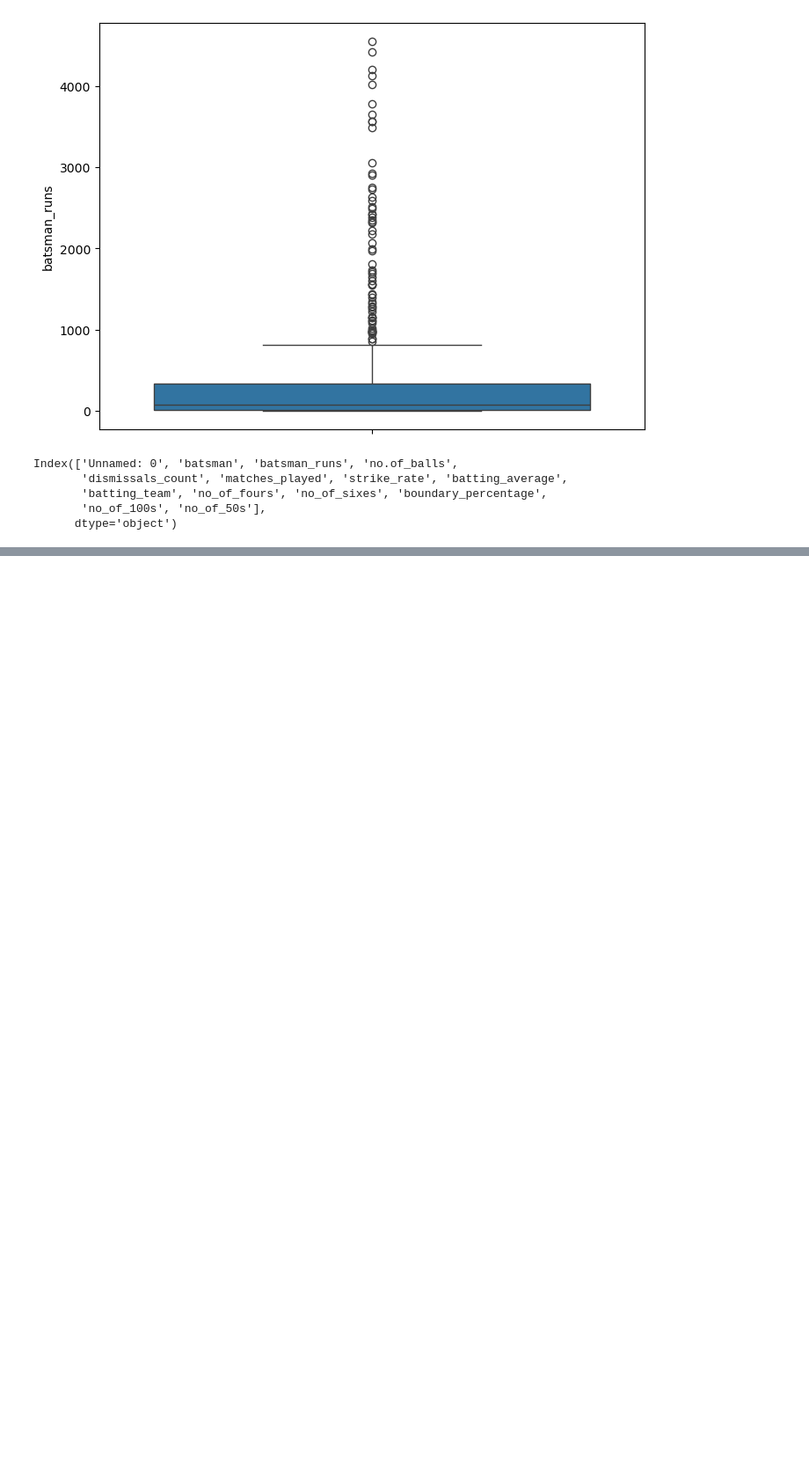
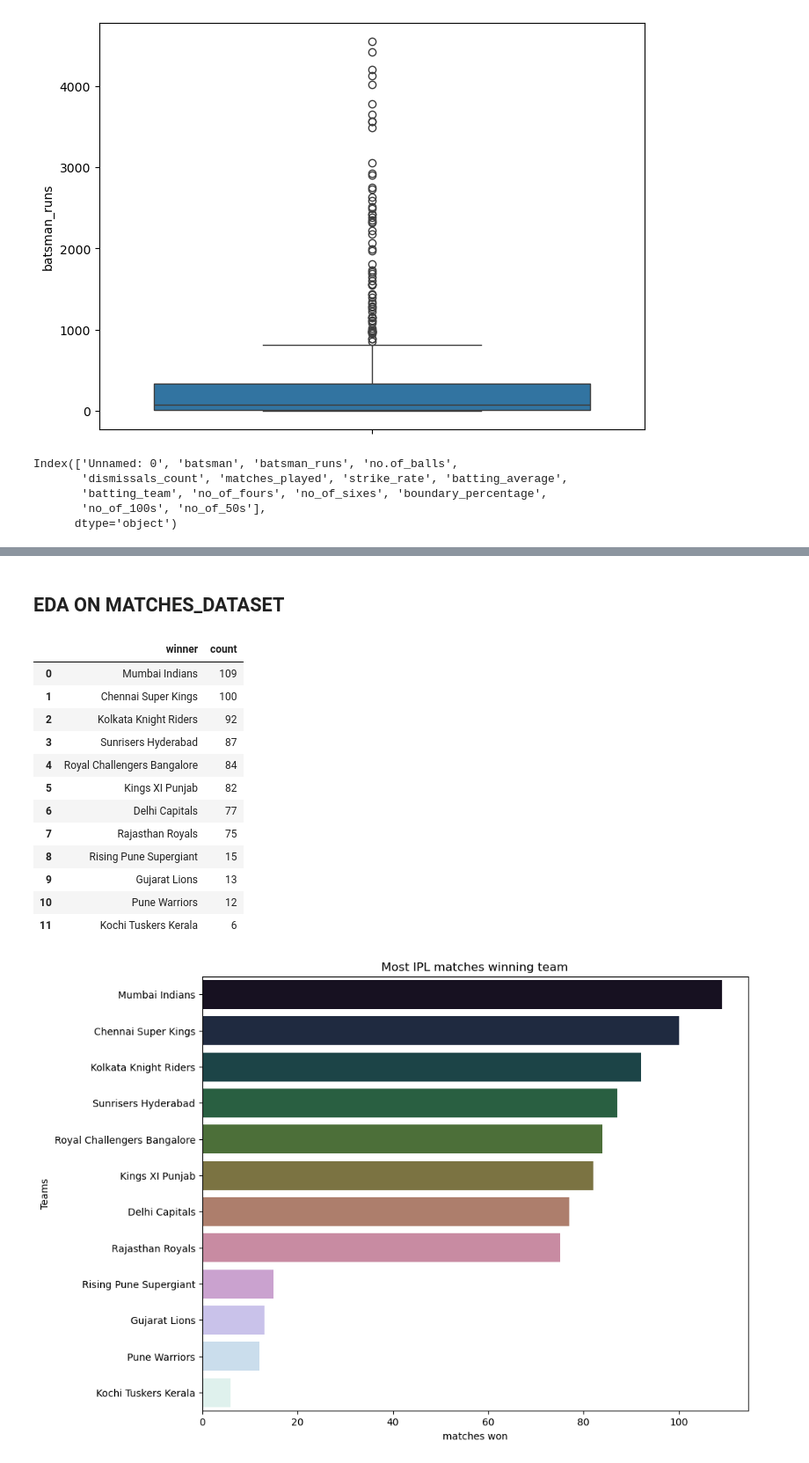
Before and after one commit to sxrthk17/data-analysis-projects, a Jupyter notebook: ipl-eda/IPL_EDA.ipynb, the cells around one changed output, grey strips where cells are left out. Shown at 88% size. Drawn from its saved outputs; the diff is of its cells as text; code cells hidden in the pictures; blank space fills up the shorter version.

Commit message:
██ 100% Bowler EDA  Batsman EDA Matches EDA STATUS: EDA PHASE COMPLETED ✅

```diff
--- a/ipl-eda/IPL_EDA.ipynb
+++ b/ipl-eda/IPL_EDA.ipynb
@@ -836,0 +839,2 @@ Index(['Unnamed: 0', 'batsman', 'batsman_runs', 'no.of_balls',
+# %%
+dataset = pd.read_csv("matches.csv")
@@ -836,0 +980,27 @@ Index(['Unnamed: 0', 'batsman', 'batsman_runs', 'no.of_balls',
+# %%
+team_name_mapp = {
+                  'Rising Pune Supergiants' : 'Rising Pune Supergiant',
+                  'Rising Pune Supergiats' : 'Rising Pune Supergiant',
+                  'Delhi Daredevils':'Delhi Capitals',
+                  'Deccan Chargers':'Sunrisers Hyderabad'
+}
+
+city_mapp= {
+    "Bengaluru":"Bangalore"
+}
+
+def standardize_city_names(df, columns):
+    for col in columns:
+        df[col] = df[col].replace(city_mapp)
+    return df
+
+def standardize_team_names(df,columns):
+  for col in columns:
+    df[col] = df[col].replace(team_name_mapp)
+  return df
+
+team_columns =['team1','team2','toss_winner','winner']
+match_dataset= standardize_team_names(match_dataset,team_columns)
+
+city_column = ['city']
+match_dataset = standardize_city_names(match_dataset, city_column)
@@ -836,0 +1028,32 @@ Index(['Unnamed: 0', 'batsman', 'batsman_runs', 'no.of_balls',
+# %% [markdown]
+## EDA ON MATCHES_DATASET
+# %%
+# Q1. Which teams have won most matchesin IPL
+
+df_plot = match_dataset['winner'].value_counts().reset_index()
+
+df_plot = df_plot[df_plot['winner'] != 'N/A']
+
+display(df_plot)
+
+plt.figure(figsize=(10,8))
+sea.barplot(data=df_plot, x='count', y='winner', hue='winner', palette='cubehelix', legend=False)
+plt.title("Most IPL matches winning team")
+plt.xlabel("matches won")
+plt.ylabel("Teams")
+plt.show()
+# %% [output]
+|  | winner | count |
+| 0 | Mumbai Indians | 109 |
+| 1 | Chennai Super Kings | 100 |
+| 2 | Kolkata Knight Riders | 92 |
+| 3 | Sunrisers Hyderabad | 87 |
+| 4 | Royal Challengers Bangalore | 84 |
+| 5 | Kings XI Punjab | 82 |
+| 6 | Delhi Capitals | 77 |
+| 7 | Rajasthan Royals | 75 |
+| 8 | Rising Pune Supergiant | 15 |
+| 9 | Gujarat Lions | 13 |
+| 10 | Pune Warriors | 12 |
+| 11 | Kochi Tuskers Kerala | 6 |
+[figure, added]
```
Also changed, not shown: parts of 20 cells of this notebook.
